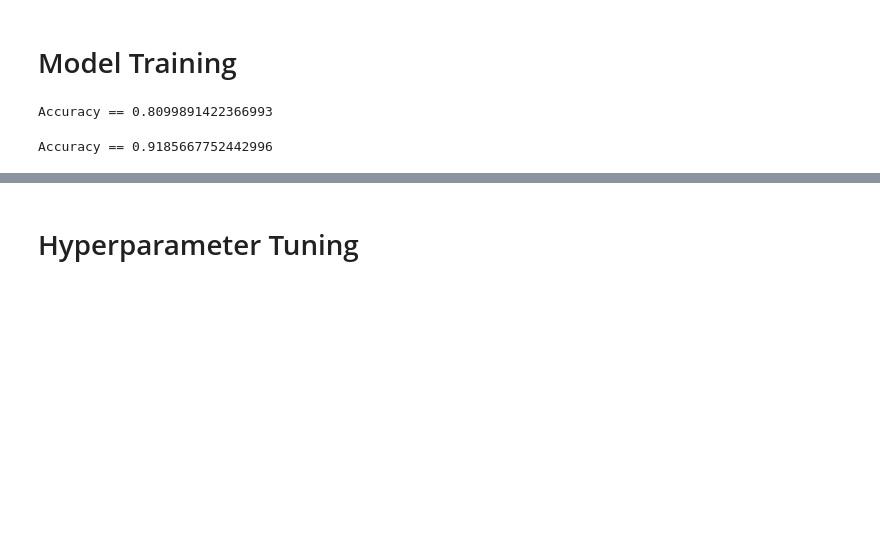
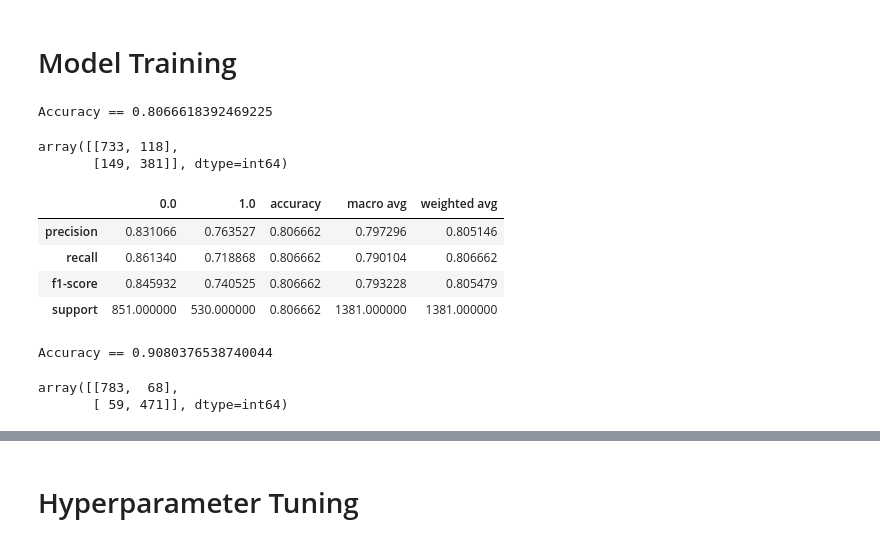
Before and after one commit to NvE3n/spam-detector, a Jupyter notebook: MLmodel.ipynb, the cells around one changed output, grey strips where cells are left out. Saved outputs shown, nothing was run; the diff lists cells and outputs as text; code cells hidden in the pictures; blank space fills up the shorter version.

```diff
--- a/MLmodel.ipynb
+++ b/MLmodel.ipynb
@@ -88,13 +88,36 @@ model1 = KNeighborsClassifier()
 model1.fit(x_train, y_train)
 acc = model1.score(x_test, y_test)
 print('Accuracy == '+ str(acc))
+pred1 = model1.predict(x_test)
 # %% [output]
-Accuracy == 0.8099891422366993
+Accuracy == 0.8066618392469225
+# %%
+from sklearn.metrics import confusion_matrix
+confusion_matrix(y_test, pred1)
+# %% [output]
+array([[733, 118],
+       [149, 381]], dtype=int64)
+# %%
+from sklearn.metrics import classification_report
+pd.DataFrame(classification_report(y_test, pred1, output_dict=True))
+# %% [output]
+|  | 0.0 | 1.0 | accuracy | macro avg | weighted avg |
+| precision | 0.831066 | 0.763527 | 0.806662 | 0.797296 | 0.805146 |
+| recall | 0.861340 | 0.718868 | 0.806662 | 0.790104 | 0.806662 |
+| f1-score | 0.845932 | 0.740525 | 0.806662 | 0.793228 | 0.805479 |
+| support | 851.000000 | 530.000000 | 0.806662 | 1381.000000 | 1381.000000 |
 # %%
 from sklearn.tree import DecisionTreeClassifier
 model2 = DecisionTreeClassifier()
 model2.fit(x_train, y_train)
 acc = model2.score(x_test, y_test)
 print('Accuracy == '+ str(acc))
+pred2 = model2.predict(x_test)
 # %% [output]
-Accuracy == 0.9185667752442996
+Accuracy == 0.9080376538740044
+# %%
+from sklearn.metrics import confusion_matrix
+confusion_matrix(y_test, pred2)
+# %% [output]
+array([[783,  68],
+       [ 59, 471]], dtype=int64)
```
Also changed, not shown: parts of 6 cells of this notebook.
